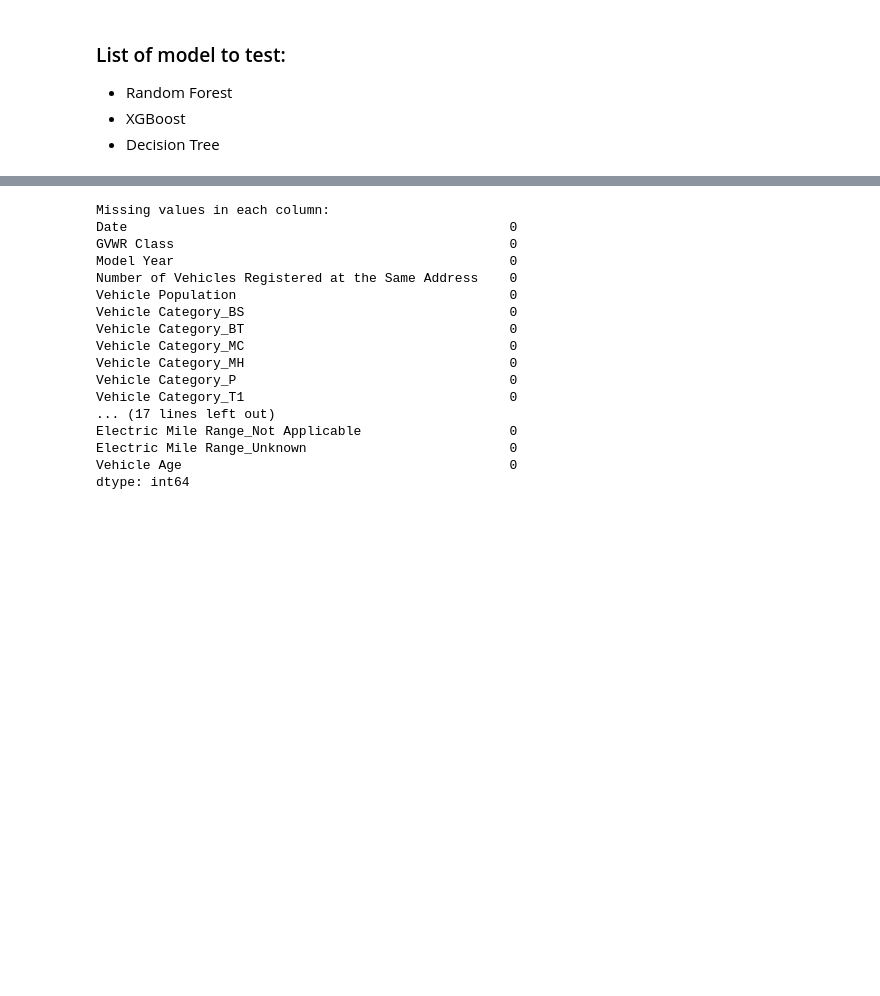
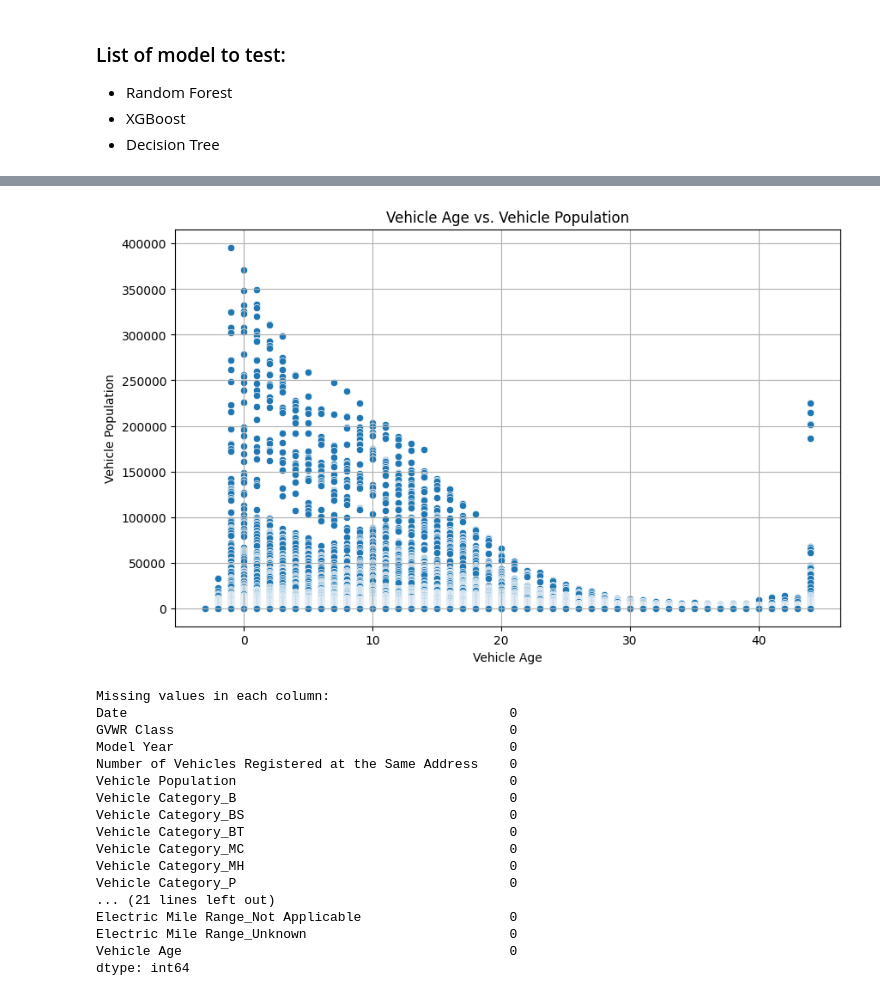
Before and after one commit to hiitsmocha/rice-datathon-2025, a Jupyter notebook: EDA.ipynb, the cells around one changed output, grey strips where cells are left out. Cells and saved outputs as stored; diff of their text form; code cells hidden in the pictures; blank space fills up the shorter version.

```diff
--- a/EDA.ipynb
+++ b/EDA.ipynb
@@ -53,7 +45,7 @@ train_and_val['Model Year'].fillna(train_and_val['Model Year'].median(), inplace
 train_and_val['Model Year'] = train_and_val['Model Year'].astype(int)
 
 # Convert categorical columns to category dtype
-categorical_columns = ['Vehicle Category', 'GVWR Class', 'Fuel Type', 'Fuel Technology', 'Electric Mile Range', 'Number of Vehicles Registered at the Same Address', 'Region']
+categorical_columns = ['Vehicle Category', 'GVWR Class', 'Fuel Type', 'Fuel Technology', 'Electric Mile Range', 'Number of Vehicles Registered at the Same Address', 'Model Year']
 for col in categorical_columns:
     train_and_val[col] = train_and_val[col].astype('category')
 
@@ -99,7 +91,6 @@ from sklearn.impute import SimpleImputer
 from sklearn.ensemble import RandomForestRegressor
 from sklearn.metrics import mean_absolute_error, mean_squared_error, r2_score
 # %%
-
 # Load data (replace with your actual dataset)
 # Assuming the data is in a CSV file named "data.csv"
 # data = train_and_val[:1000]
@@ -107,7 +98,7 @@ data = train_and_val
 # Preprocessing
 # One-hot encode categorical columns
 categorical_cols = ["Vehicle Category", "Fuel Type", "Fuel Technology", "Electric Mile Range"]
-data = pd.get_dummies(data, columns=categorical_cols, drop_first=True)
+data = pd.get_dummies(data, columns=categorical_cols)
 # %%
 # Ordinal encode "Number of Vehicles Registered at the Same Address"
 ordinal_mapping = {1: int(1), 2: int(2), 3: int(3), "\u22654": 4, "Unknown": -1}
@@ -122,6 +113,18 @@ data["GVWR Class"] = data["GVWR Class"].replace({"Not Applicable": -1, "Unknown"
 # %%
 # Feature engineering
 data["Vehicle Age"] = data["Date"] - data["Model Year"]
+# %%
+# Plot the new feature "Vehicle Age" and "Vehicle Population"
+import matplotlib.pyplot as plt
+plt.figure(figsize=(10, 6))
+sns.scatterplot(x="Vehicle Age", y="Vehicle Population", data=data)
+plt.title("Vehicle Age vs. Vehicle Population")
+plt.xlabel("Vehicle Age")
+plt.ylabel("Vehicle Population")
+plt.grid(True)
+plt.show()
+# %% [output]
+[figure, added]
 # %%
 # Check for missing values in the dataset
 print("Missing values in each column:")
@@ -140,13 +143,13 @@ GVWR Class                                           0
 Model Year                                           0
 Number of Vehicles Registered at the Same Address    0
 Vehicle Population                                   0
+Vehicle Category_B                                   0
 Vehicle Category_BS                                  0
 Vehicle Category_BT                                  0
 Vehicle Category_MC                                  0
 Vehicle Category_MH                                  0
 Vehicle Category_P                                   0
-Vehicle Category_T1                                  0
-... (17 lines left out)
+... (21 lines left out)
 Electric Mile Range_Not Applicable                   0
 Electric Mile Range_Unknown                          0
 Vehicle Age                                          0
```
Also changed, not shown: parts of 54 cells of this notebook, 6 other files.
